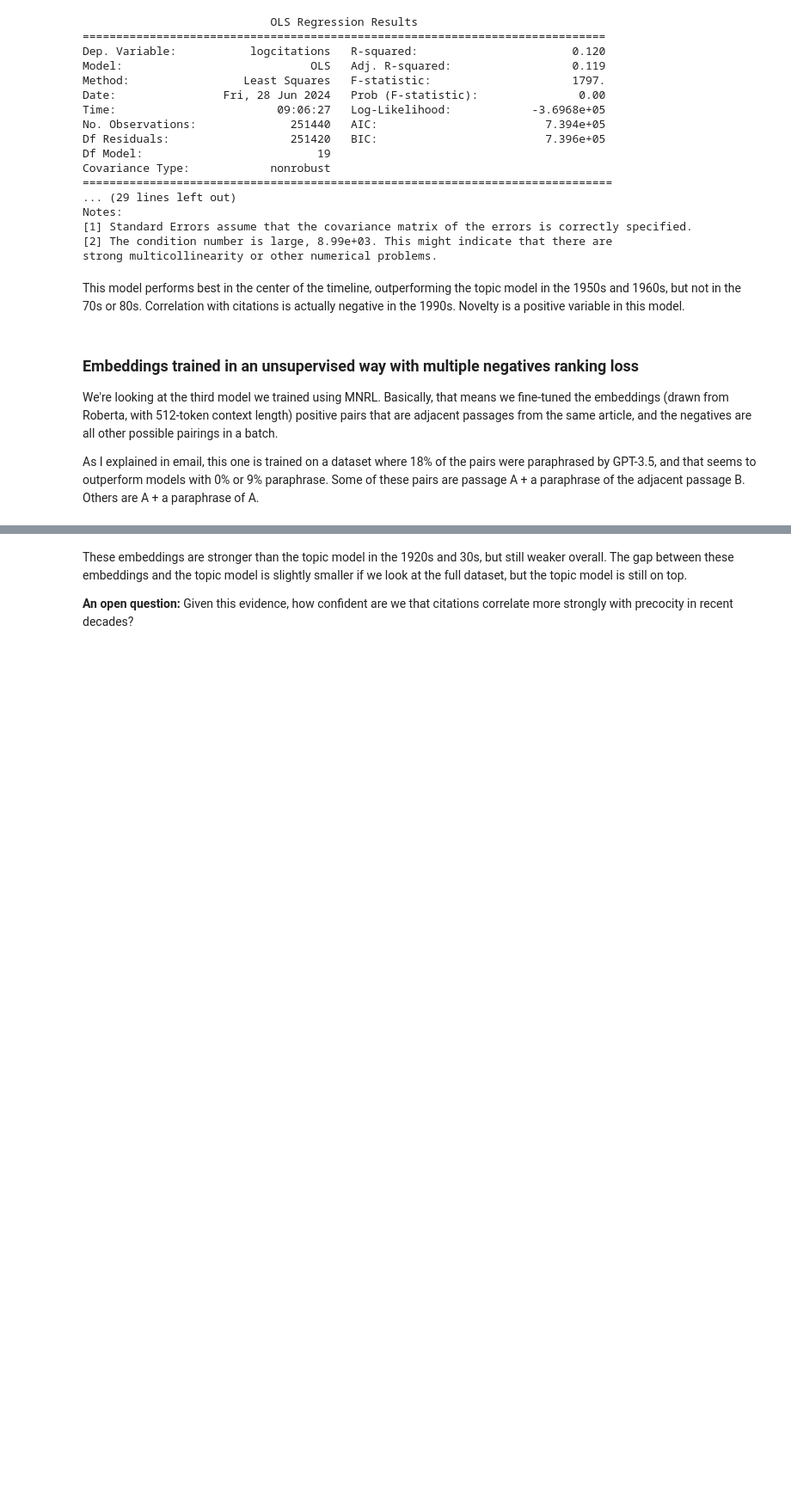
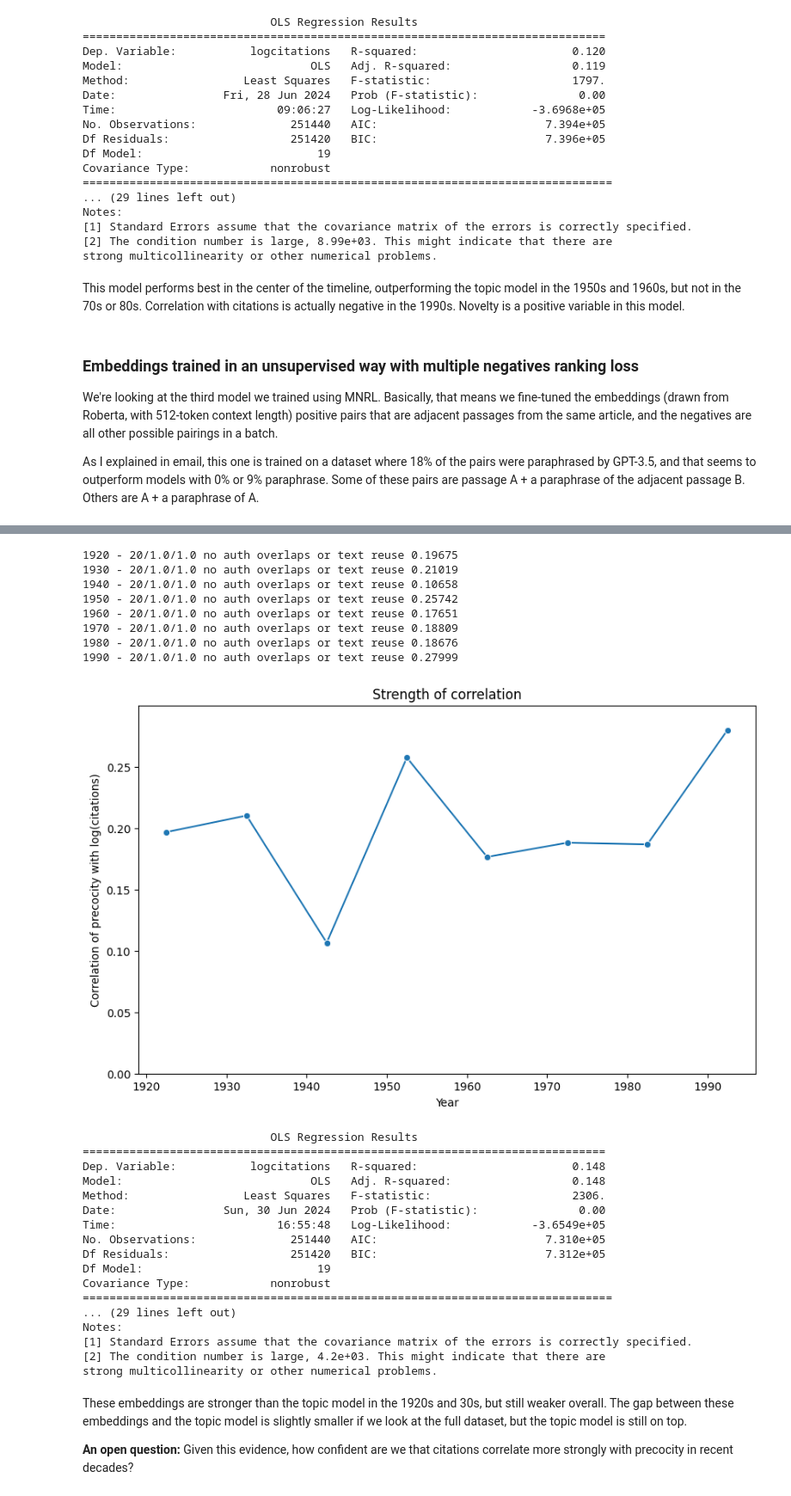
Before and after one commit to Historical-AI-Lab/novelty, a Jupyter notebook: interpret/LiteraryStudiesModelsJune.ipynb, the cells around one changed output, grey strips where cells are left out. Shown at 86% size. Saved outputs shown, nothing was run; the diff lists cells and outputs as text; code cells hidden in the pictures; blank space fills up the shorter version.

```diff
--- a/interpret/LiteraryStudiesModelsJune.ipynb
+++ b/interpret/LiteraryStudiesModelsJune.ipynb
@@ -97,14 +98,19 @@ def controlled_model(reg_df):
 def visualize_results(rlist, ryears):
     df = pd.DataFrame({'year': ryears, 'correlation': rlist})
 
+    minvalue = 0 if min(df['correlation']) >= 0 else min(df['correlation']) - 0.02
+
     plt.figure(figsize=(10, 6))
-    sns.lineplot(df, x='year', y='correlation', marker = 'o')  # Add marker='o' to specify the marker style
+    sns.lineplot(df, x='year', y='correlation', marker='o')
 
     plt.xlabel('Year')
     plt.ylabel('Correlation of precocity with log(citations)')
     plt.title('Strength of correlation')
 
-    plt.ylim(0, max(rlist) + .02)
+    plt.ylim(minvalue, max(df['correlation']) + 0.02)
+
+    if minvalue < 0:
+        plt.axhline(0, linestyle='--', color='red')
 
     plt.show()
 # %% [markdown]
@@ -407,6 +413,35 @@ Notes:
 [1] Standard Errors assume that the covariance matrix of the errors is correctly specified.
 [2] The condition number is large, 3.49e+03. This might indicate that there are
 strong multicollinearity or other numerical problems.
+# %%
+reg_df = run_model('../tunedembeddings/para20/para20_', rschmeta, chunksused = 1.0, fractioncompared = 1.0)
+# %% [output]
+1920 - 20/1.0/1.0 no auth overlaps or text reuse 0.19675
+1930 - 20/1.0/1.0 no auth overlaps or text reuse 0.21019
+1940 - 20/1.0/1.0 no auth overlaps or text reuse 0.10658
+1950 - 20/1.0/1.0 no auth overlaps or text reuse 0.25742
+1960 - 20/1.0/1.0 no auth overlaps or text reuse 0.17651
+1970 - 20/1.0/1.0 no auth overlaps or text reuse 0.18809
+1980 - 20/1.0/1.0 no auth overlaps or text reuse 0.18676
+1990 - 20/1.0/1.0 no auth overlaps or text reuse 0.27999
+[figure, added]
+                            OLS Regression Results
+==============================================================================
+Dep. Variable:           logcitations   R-squared:                       0.148
+Model:                            OLS   Adj. R-squared:                  0.148
+Method:                 Least Squares   F-statistic:                     2306.
+Date:                Sun, 30 Jun 2024   Prob (F-statistic):               0.00
+Time:                        16:55:48   Log-Likelihood:            -3.6549e+05
+No. Observations:              251440   AIC:                         7.310e+05
+Df Residuals:                  251420   BIC:                         7.312e+05
+Df Model:                          19
+Covariance Type:            nonrobust
+===============================================================================
+... (29 lines left out)
+Notes:
+[1] Standard Errors assume that the covariance matrix of the errors is correctly specified.
+[2] The condition number is large, 4.2e+03. This might indicate that there are
+strong multicollinearity or other numerical problems.
 # %% [markdown]
 These embeddings are stronger than the topic model in the 1920s and 30s, but still weaker overall. The gap between these embeddings and the topic model is slightly smaller if we look at the full dataset, but the topic model is still on top.
 
```
Also changed, not shown: parts of 46 cells of this notebook, 1 other file.
